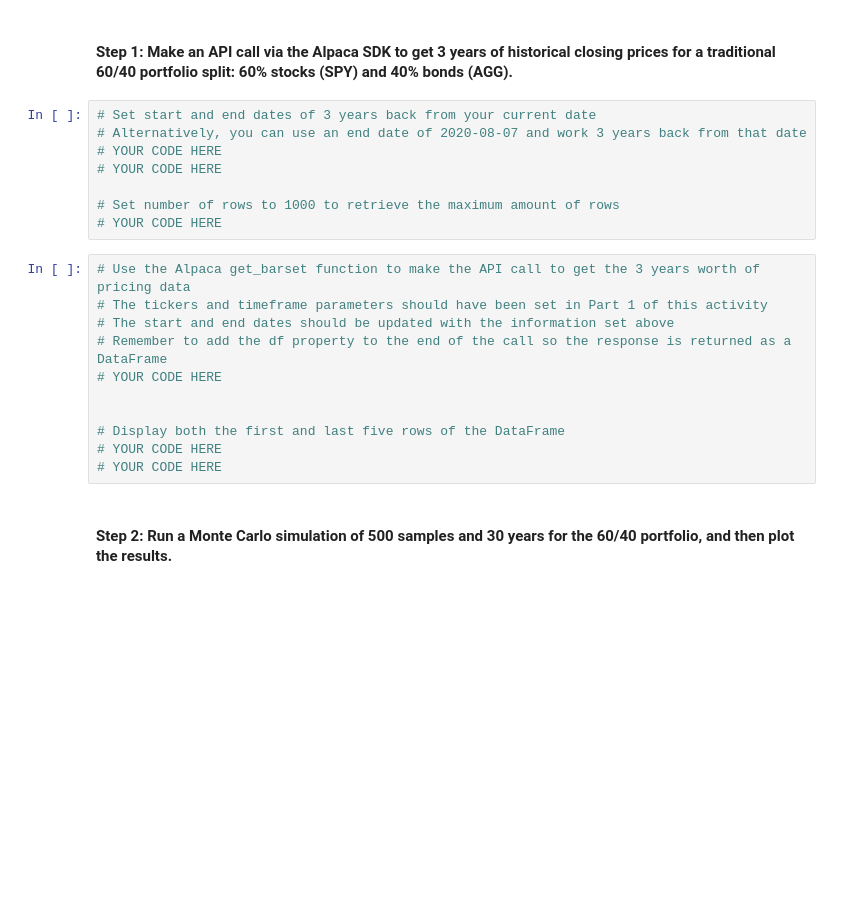
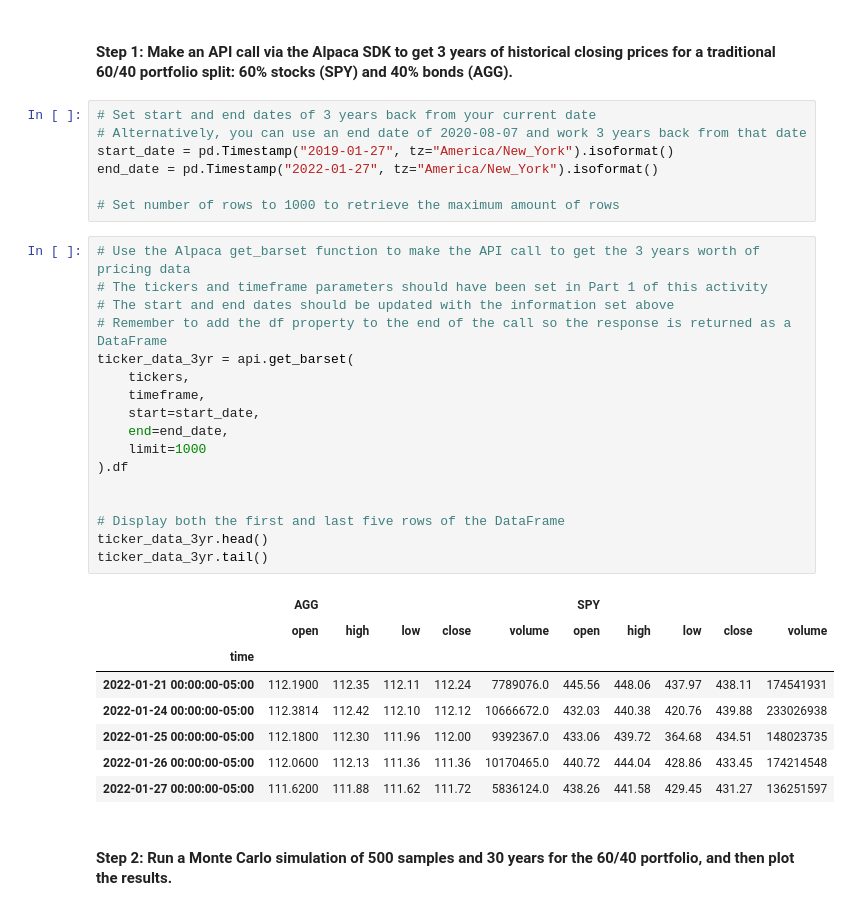
Before and after one commit to kyhuber/Financial-Planning-Analyis, a Jupyter notebook: financial_planning_tools.ipynb, the cells around one changed output. Drawn from its saved outputs; the diff is of its cells as text; blank space fills up the shorter version.

```diff
--- a/financial_planning_tools.ipynb
+++ b/financial_planning_tools.ipynb
@@ -416,22 +423,36 @@ In this section, you’ll use the MCForecastTools library to create a Monte Carl
 # %%
 # Set start and end dates of 3 years back from your current date
 # Alternatively, you can use an end date of 2020-08-07 and work 3 years back from that date
-# YOUR CODE HERE
-# YOUR CODE HERE
+start_date = pd.Timestamp("2019-01-27", tz="America/New_York").isoformat()
+end_date = pd.Timestamp("2022-01-27", tz="America/New_York").isoformat()
 
 # Set number of rows to 1000 to retrieve the maximum amount of rows
-# YOUR CODE HERE
 # %%
 # Use the Alpaca get_barset function to make the API call to get the 3 years worth of pricing data
 # The tickers and timeframe parameters should have been set in Part 1 of this activity
 # The start and end dates should be updated with the information set above
 # Remember to add the df property to the end of the call so the response is returned as a DataFrame
-# YOUR CODE HERE
+ticker_data_3yr = api.get_barset(
+    tickers,
+    timeframe,
+    start=start_date,
+    end=end_date,
+    limit=1000
+).df
 
 
 # Display both the first and last five rows of the DataFrame
-# YOUR CODE HERE
-# YOUR CODE HERE
+ticker_data_3yr.head()
+ticker_data_3yr.tail()
+# %% [output]
+|  | AGG |  |  |  |  | SPY |  |  |  |  |
+|  | open | high | low | close | volume | open | high | low | close | volume |
+| time |  |  |  |  |  |  |  |  |  |  |
+| 2022-01-21 00:00:00-05:00 | 112.1900 | 112.35 | 112.11 | 112.24 | 7789076.0 | 445.56 | 448.06 | 437.97 | 438.11 | 174541931 |
+| 2022-01-24 00:00:00-05:00 | 112.3814 | 112.42 | 112.10 | 112.12 | 10666672.0 | 432.03 | 440.38 | 420.76 | 439.88 | 233026938 |
+| 2022-01-25 00:00:00-05:00 | 112.1800 | 112.30 | 111.96 | 112.00 | 9392367.0 | 433.06 | 439.72 | 364.68 | 434.51 | 148023735 |
+| 2022-01-26 00:00:00-05:00 | 112.0600 | 112.13 | 111.36 | 111.36 | 10170465.0 | 440.72 | 444.04 | 428.86 | 433.45 | 174214548 |
+| 2022-01-27 00:00:00-05:00 | 111.6200 | 111.88 | 111.62 | 111.72 | 5836124.0 | 438.26 | 441.58 | 429.45 | 431.27 | 136251597 |
 # %% [markdown]
 #### Step 2: Run a Monte Carlo simulation of 500 samples and 30 years for the 60/40 portfolio, and then plot the results.
 # %%
```
Also changed, not shown: parts of 15 cells of this notebook.
